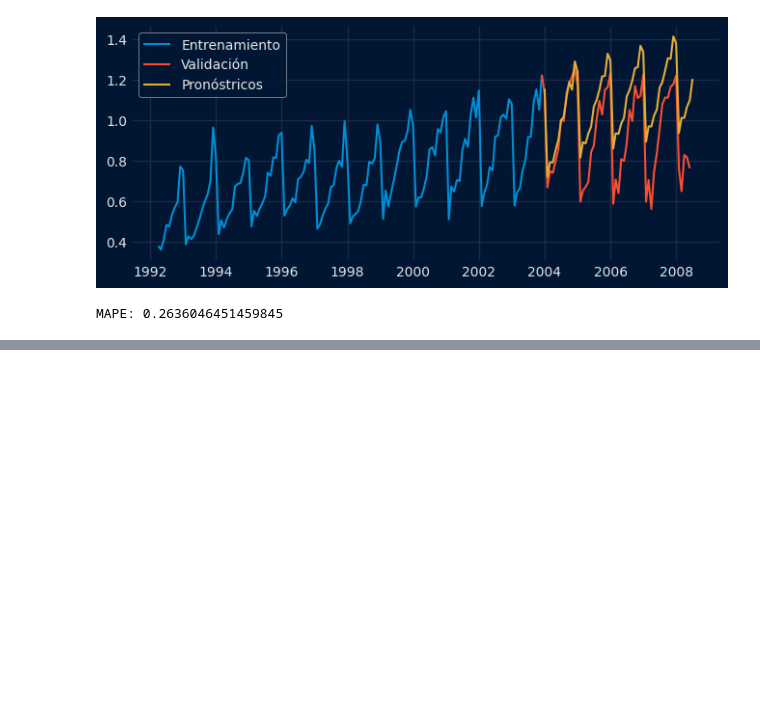
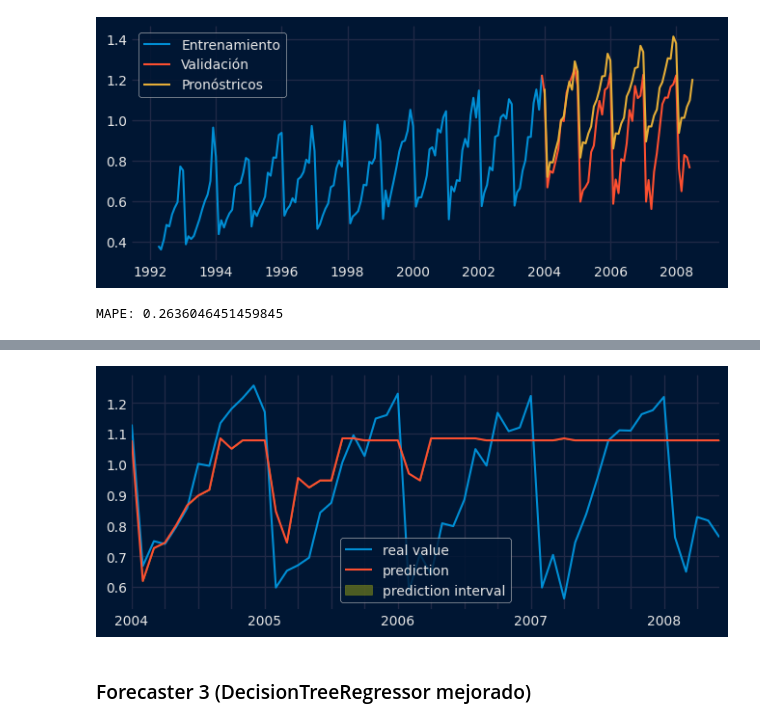
Before and after one commit to DavidBetancurRamirez/ComputacionCientifica, a Jupyter notebook: seriesTiempo/series_tiempo_clase.ipynb, the cells around one changed output, grey strips where cells are left out. Drawn from its saved outputs; the diff is of its cells as text; code cells hidden in the pictures; blank space fills up the shorter version.

```diff
--- a/seriesTiempo/series_tiempo_clase.ipynb
+++ b/seriesTiempo/series_tiempo_clase.ipynb
@@ -248,0 +403,20 @@ MAPE: 0.2636046451459845
+# %%
+predictions_2_interval = forecaster_2.predict_interval(
+    steps=len(data_test)-1,
+    interval=[5, 95],
+    method='bootstrapping',
+    n_boot=100
+)
+
+plot_prediction_intervals(
+  predictions=predictions_2_interval,
+  y_true=data_test,
+  target_variable='y',
+  kwargs_fill_between={'color':'yellow', 'alpha':0.3},
+)
+
+plt.show()
+# %% [output]
+[figure, added]
+# %% [markdown]
+### Forecaster 3 (DecisionTreeRegressor mejorado)
```
Also changed, not shown: parts of 24 cells of this notebook.
